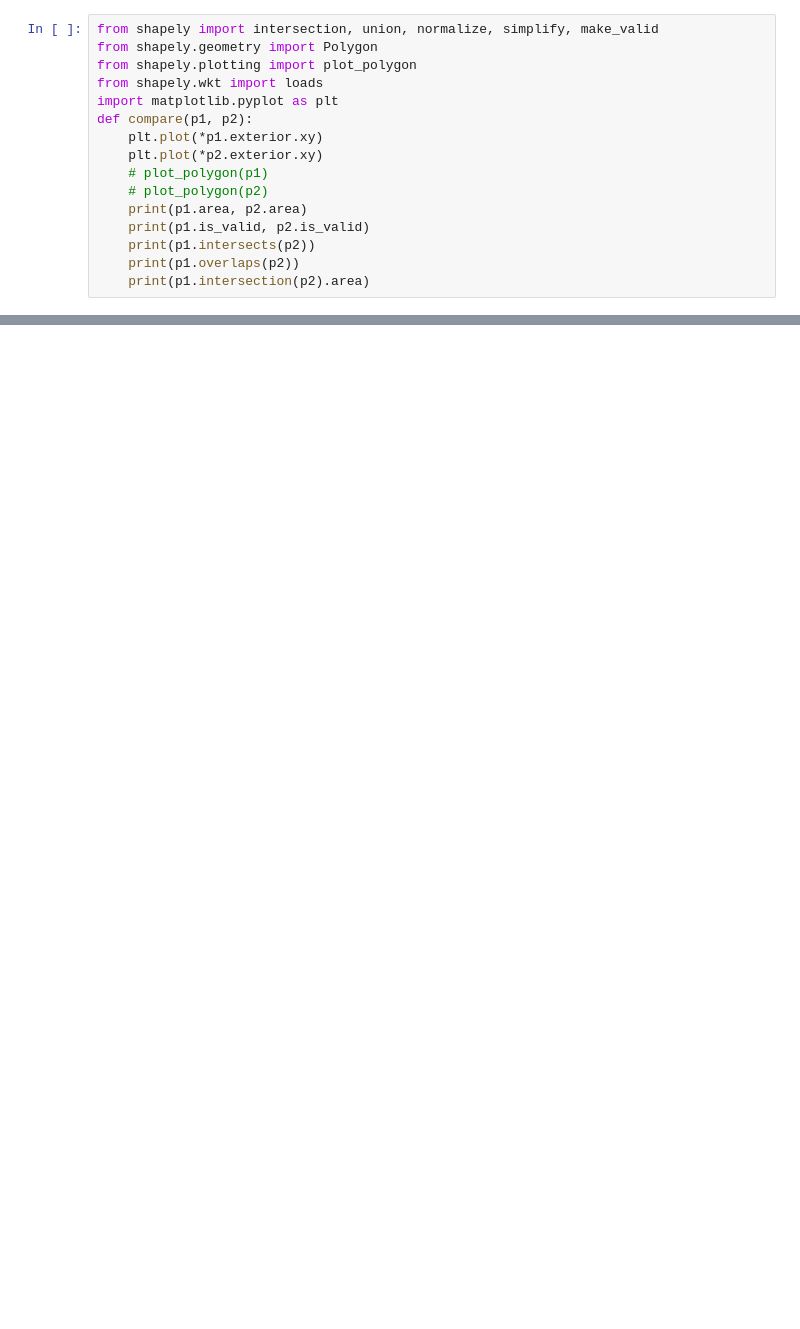
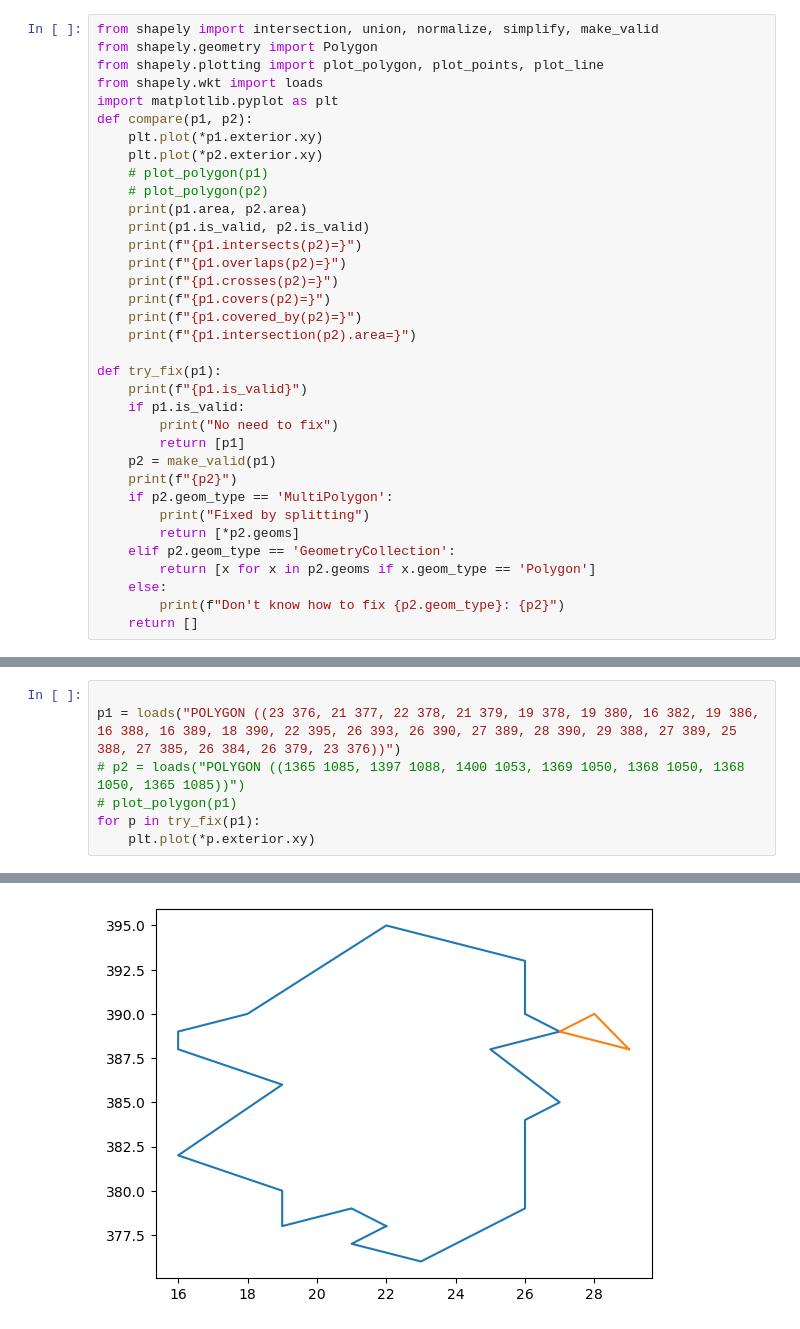
Before and after one commit to dungwinux/cs670-manga, a Jupyter notebook: text_detection/shapely_debugging.ipynb, the cells around one changed output, grey strips where cells are left out. Drawn from its saved outputs; the diff is of its cells as text; blank space fills up the shorter version.

```diff
--- a/text_detection/shapely_debugging.ipynb
+++ b/text_detection/shapely_debugging.ipynb
@@ -1,7 +1,7 @@
 # %%
 from shapely import intersection, union, normalize, simplify, make_valid
 from shapely.geometry import Polygon
-from shapely.plotting import plot_polygon
+from shapely.plotting import plot_polygon, plot_points, plot_line
 from shapely.wkt import loads
 import matplotlib.pyplot as plt
 def compare(p1, p2):
@@ -11,9 +11,28 @@ def compare(p1, p2):
     # plot_polygon(p2)
     print(p1.area, p2.area)
     print(p1.is_valid, p2.is_valid)
-    print(p1.intersects(p2))
-    print(p1.overlaps(p2))
-    print(p1.intersection(p2).area)
+    print(f"{p1.intersects(p2)=}")
+    print(f"{p1.overlaps(p2)=}")
+    print(f"{p1.crosses(p2)=}")
+    print(f"{p1.covers(p2)=}")
+    print(f"{p1.covered_by(p2)=}")
+    print(f"{p1.intersection(p2).area=}")
+
+def try_fix(p1):
+    print(f"{p1.is_valid}")
+    if p1.is_valid:
+        print("No need to fix")
+        return [p1]
+    p2 = make_valid(p1)
+    print(f"{p2}")
+    if p2.geom_type == 'MultiPolygon':
+        print("Fixed by splitting")
+        return [*p2.geoms]
+    elif p2.geom_type == 'GeometryCollection':
+        return [x for x in p2.geoms if x.geom_type == 'Polygon']
+    else:
+        print(f"Don't know how to fix {p2.geom_type}: {p2}")
+    return []
 # %%
 p1 = loads("POLYGON ((513 915, 513 923, 520 923, 520 916, 521 916, 521 915, 520 915, 519 915, 513 915))")
 p2 = loads("POLYGON ((511 923, 513 923, 513 924, 511 924, 511 923))")
@@ -115,0 +193,8 @@ True
+# %%
+
+p1 = loads("POLYGON ((23 376, 21 377, 22 378, 21 379, 19 378, 19 380, 16 382, 19 386, 16 388, 16 389, 18 390, 22 395, 26 393, 26 390, 27 389, 28 390, 29 388, 27 389, 25 388, 27 385, 26 384, 26 379, 23 376))")
+# p2 = loads("POLYGON ((1365 1085, 1397 1088, 1400 1053, 1369 1050, 1368 1050, 1368 1050, 1365 1085))")
+# plot_polygon(p1)
+for p in try_fix(p1):
+    plt.plot(*p.exterior.xy)
+# %% [output]
@@ -115,0 +204 @@ True
+[figure, added]
```
Also changed, not shown: parts of 18 cells of this notebook, 6 other files.
